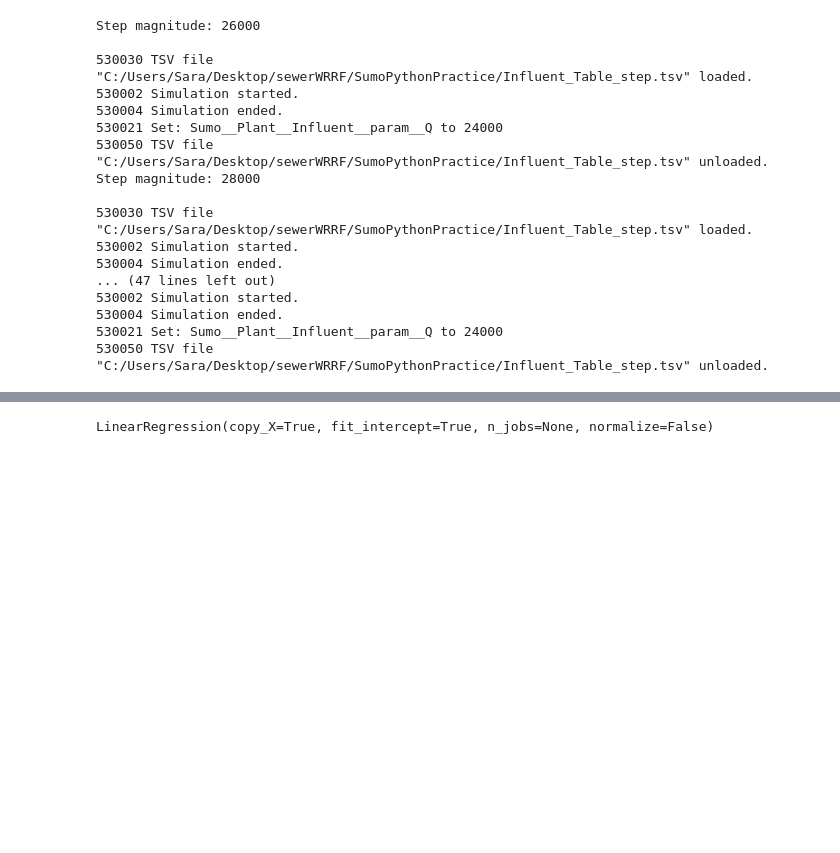
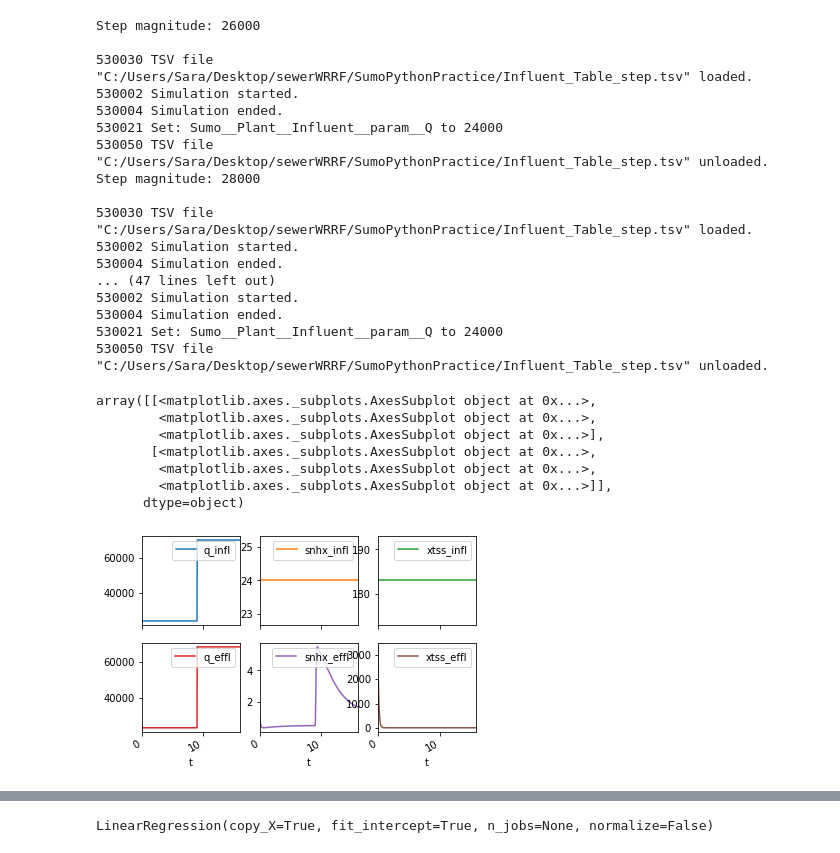
Before and after one commit to stroutm/sewerWRRF, a Jupyter notebook: SumoPythonPractice/Influent set trial - step.ipynb, the cells around one changed output, grey strips where cells are left out. Cells and saved outputs as stored; diff of their text form; code cells hidden in the pictures; blank space fills up the shorter version.

Commit message:
Annotated step influent notebook

```diff
--- a/SumoPythonPractice/Influent set trial - step.ipynb
+++ b/SumoPythonPractice/Influent set trial - step.ipynb
@@ -193,17 +218,20 @@ for j in stepMags:
     command = 'unloadtsv '+ w_influentTSV +' ;'
     sumo.core.csumo_command_send(sumo.handle, command.encode('utf8'))
 
-    data_small = {}
-    data_small['t'] = t_set
-    data_small['q_infl'] = q_infl_set; data_small['snhx_infl'] = snhx_infl_set; data_small['xtss_infl'] = xtss_infl_set
-    data_small['q_effl'] = q_effl_set; data_small['snhx_effl'] = snhx_effl_set; data_small['xtss_effl'] = xtss_effl_set
+    # Create dictionary of variables
+    data_step = {}
+    data_step['t'] = t_set
+    data_step['q_infl'] = q_infl_set; data_step['snhx_infl'] = snhx_infl_set; data_step['xtss_infl'] = xtss_infl_set
+    data_step['q_effl'] = q_effl_set; data_step['snhx_effl'] = snhx_effl_set; data_step['xtss_effl'] = xtss_effl_set
 
-    df_small = pd.DataFrame.from_dict(data_small)
-    df_small.set_index('t')
+    # Create a pandas dataframe for this dictionary and index by time (t)
+    df_step = pd.DataFrame.from_dict(data_step)
+    df_step.set_index('t')
 
-    q_infl_diff.append(max(df_small['q_infl'] - df_base['q_infl']))
-    q_effl_diff.append(max(df_small['q_effl'] - df_base['q_effl']))
-    snhx_effl_diff.append(max(df_small['snhx_effl'] - df_base['snhx_effl']))
+    # Append to the response lists
+    q_infl_diff.append(max(df_step['q_infl'] - df_base['q_infl']))
+    q_effl_diff.append(max(df_step['q_effl'] - df_base['q_effl']))
+    snhx_effl_diff.append(max(df_step['snhx_effl'] - df_base['snhx_effl']))
 # %% [output]
 Step magnitude: 26000
 
@@ -222,4 +250,16 @@ Step magnitude: 28000
 530004 Simulation ended.
 530021 Set: Sumo__Plant__Influent__param__Q to 24000
 530050 TSV file "C:/Users/Sara/Desktop/sewerWRRF/SumoPythonPractice/Influent_Table_step.tsv" unloaded.
+# %%
+# Plot last step trial
+df_step.plot(x = 't', kind='line', subplots='True', layout=(2,3))
+# %% [output]
+array([[<matplotlib.axes._subplots.AxesSubplot object at 0x...>,
+        <matplotlib.axes._subplots.AxesSubplot object at 0x...>,
+        <matplotlib.axes._subplots.AxesSubplot object at 0x...>],
+       [<matplotlib.axes._subplots.AxesSubplot object at 0x...>,
+        <matplotlib.axes._subplots.AxesSubplot object at 0x...>,
+        <matplotlib.axes._subplots.AxesSubplot object at 0x...>]],
+      dtype=object)
+[figure, added]
 # %%
```
Also changed, not shown: parts of 33 cells of this notebook.
